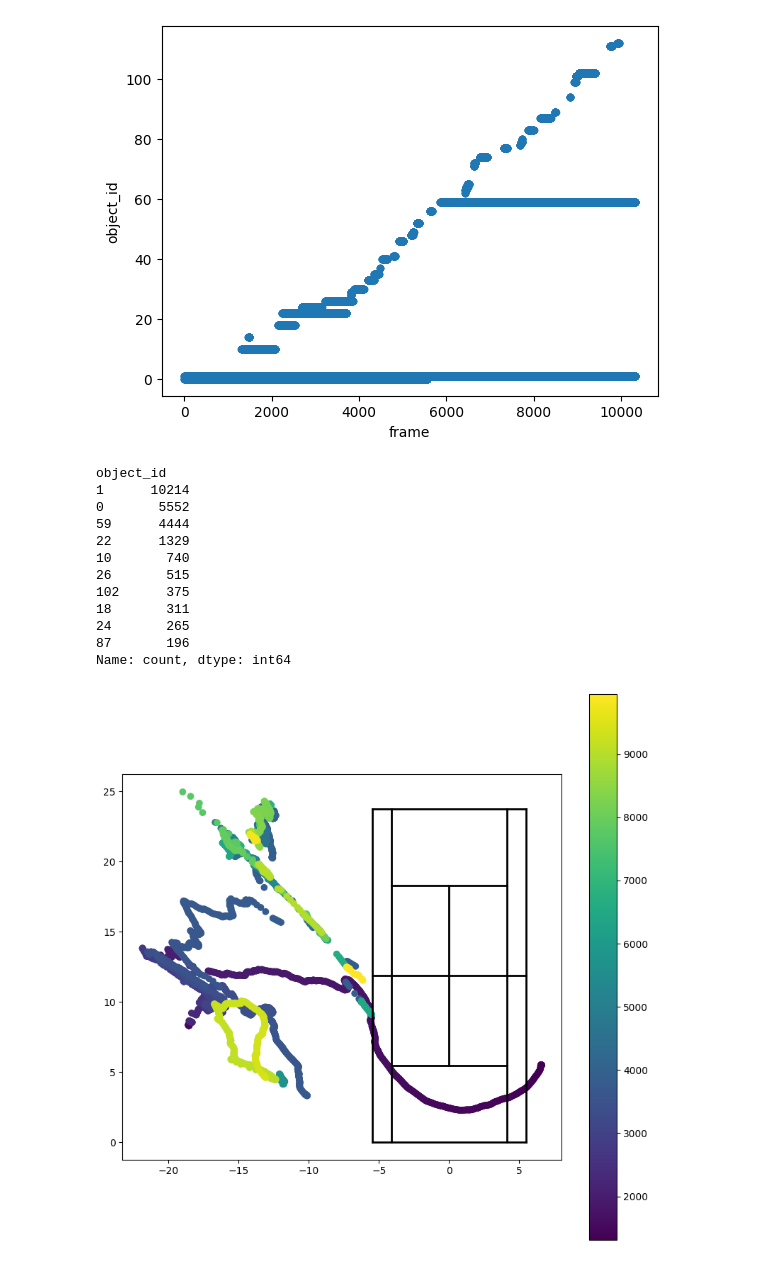
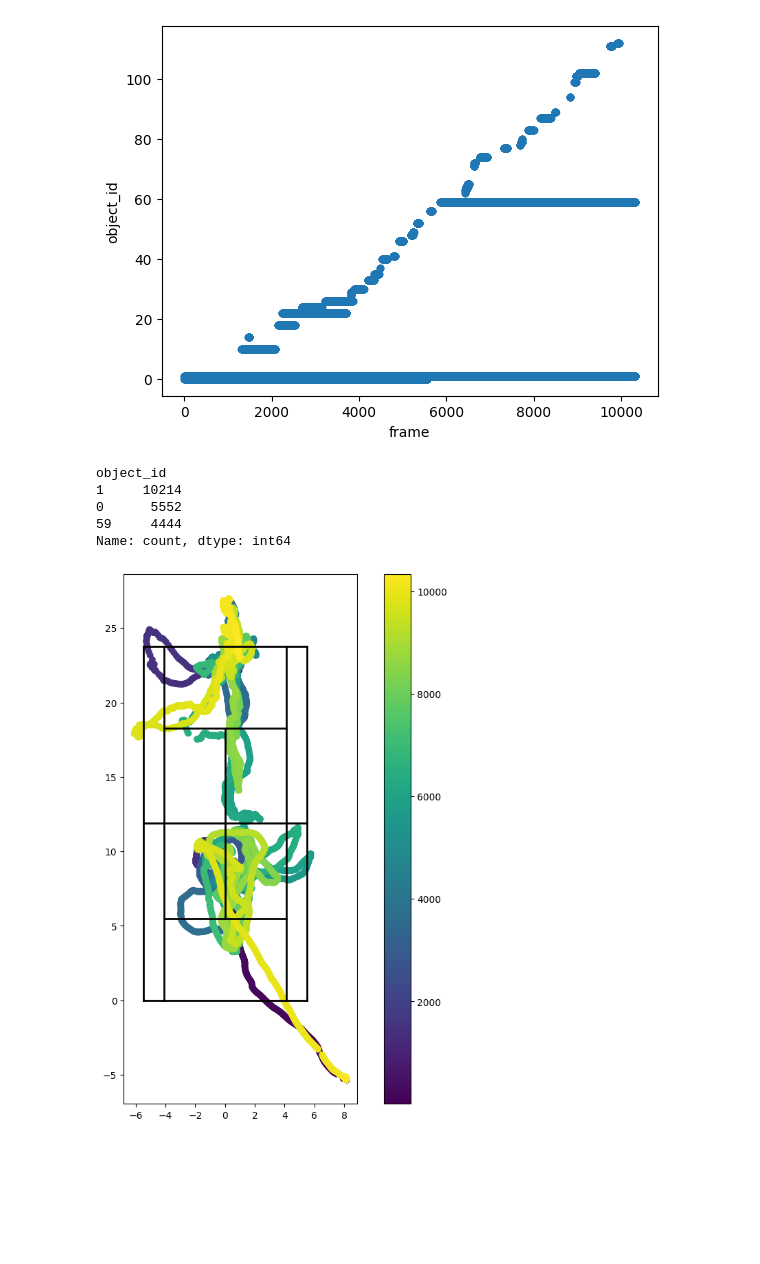
Before and after one commit to fhnw-ds/fhnw-cda2-tennis-analysis, a Jupyter notebook: field_analysis.ipynb, the cells around one changed output. Cells and saved outputs as stored; diff of their text form; code cells hidden in the pictures; blank space fills up the shorter version.

```diff
--- a/field_analysis.ipynb
+++ b/field_analysis.ipynb
@@ -145,43 +147,47 @@ df_transformed_objects.plot.scatter(x='frame', y='object_id', colormap='viridis'
 <Axes: xlabel='frame', ylabel='object_id'>
 [figure]
 # %%
-df_transformed_objects['object_id'].value_counts().head(10)
+topThreeIds = df_transformed_objects['object_id'].value_counts().head(3)
+topThreeIds
 # %% [output]
 object_id
-1      10214
-0       5552
-59      4444
-22      1329
-10       740
-26       515
-102      375
-18       311
-24       265
-87       196
+1     10214
+0      5552
+59     4444
 Name: count, dtype: int64
+# %%
+# Joins lower to Object IDs to one
+idPlayerOne = topThreeIds.index[0]
+idPlayerTwo = topThreeIds.index[1]
+
+twoPlayers = df_transformed_objects.copy()
+twoPlayers.loc[twoPlayers['object_id'] == topThreeIds.index[2], 'object_id'] = idPlayerTwo
 # %%
 import matplotlib.pyplot as plt
-df_filtered = df_transformed_objects[~df_transformed_objects['object_id'].isin([0,1,59])]
+df_filtered = twoPlayers[twoPlayers['object_id'].isin(topThreeIds.index)]
+
 
 fig, ax = plt.subplots(figsize=(10, 10))
 
 plt.scatter(x=df_filtered['x'], y=df_filtered['z'], c=df_filtered['frame'], cmap='viridis')
 plt.plot([4.11, 4.11], [0, 23.77], 'k', lw=2)
 plt.plot([5.48, 5.48], [0, 23.77], 'k', lw=2)
 plt.plot([-4.11, -4.11], [0, 23.77], 'k', lw=2)
 plt.plot([-5.48, -5.48], [0, 23.77], 'k', lw=2)
 plt.plot([0, 0], [5.48, 18.28], 'k', lw=2)
 plt.plot([-5.48, 5.48], [11.88, 11.88], 'k', lw=2)
 plt.plot([-5.48, 5.48], [0, 0], 'k', lw=2)
 plt.plot([-5.48, 5.48], [23.77, 23.77], 'k', lw=2)
 plt.plot([-4.11, 4.11], [5.48, 5.48], 'k', lw=2)
 plt.plot([-4.11, 4.11], [18.28, 18.28], 'k', lw=2)
 
+
+
 plt.colorbar()
 
 ax.set_aspect('equal')
 
 plt.show()
 # %% [output]
-[figure, old version]
+[figure, new version]
 # %%
```
Also changed, not shown: parts of 6 cells of this notebook.
